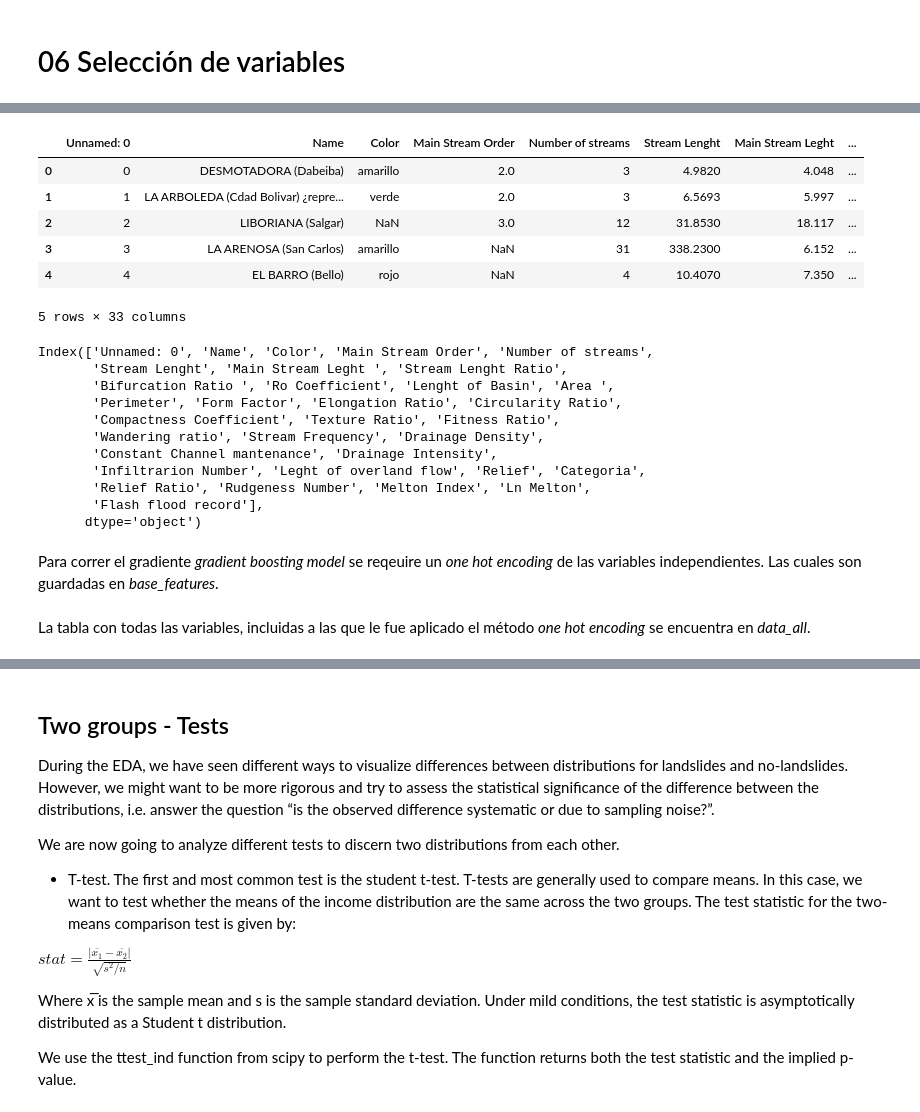
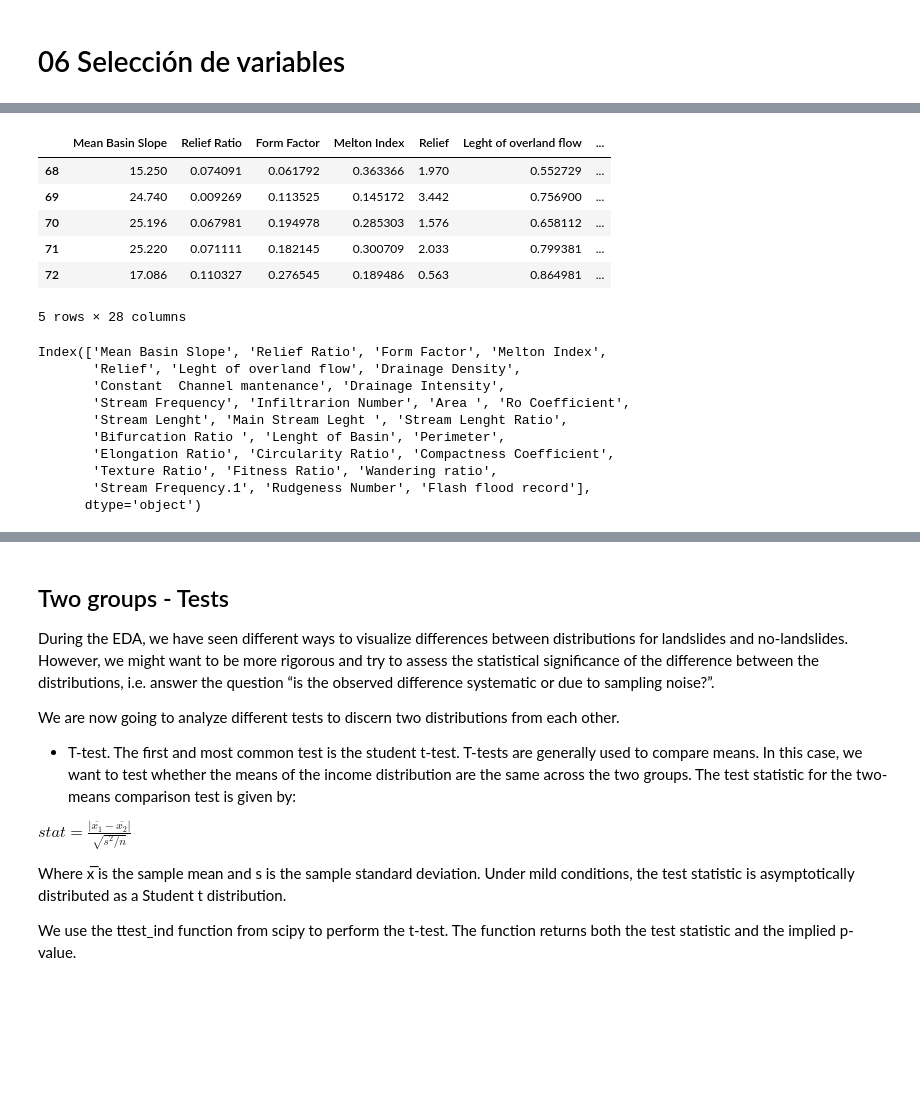
Before and after one commit to edieraristizabal/MachineLearning, a Jupyter notebook: NOTEBOOKS/06_SeleccionVariables.ipynb, the cells around one changed output, grey strips where cells are left out. Drawn from its saved outputs; the diff is of its cells as text; code cells hidden in the pictures; blank space fills up the shorter version.

```diff
--- a/NOTEBOOKS/06_SeleccionVariables.ipynb
+++ b/NOTEBOOKS/06_SeleccionVariables.ipynb
@@ -23,11 +9,0 @@ ModuleNotFoundError: No module named 'eli5'
-# %%
-data= pd.read_excel('G:\My Drive\CATEDRA\MACHINE LEARNING\datos\procesamiento_datos.xlsx', sheet_name='Sheet1')
-data.head(5)
-# %% [output]
-|  | Unnamed: 0 | Name | Color | Main Stream Order | Number of streams | Stream Lenght | Main Stream Leght | ... |
-| 0 | 0 | DESMOTADORA (Dabeiba) | amarillo | 2.0 | 3 | 4.9820 | 4.048 | ... |
-| 1 | 1 | LA ARBOLEDA (Cdad Bolivar) ¿repre... | verde | 2.0 | 3 | 6.5693 | 5.997 | ... |
-| 2 | 2 | LIBORIANA (Salgar) | NaN | 3.0 | 12 | 31.8530 | 18.117 | ... |
-| 3 | 3 | LA ARENOSA (San Carlos) | amarillo | NaN | 31 | 338.2300 | 6.152 | ... |
-| 4 | 4 | EL BARRO (Bello) | rojo | NaN | 4 | 10.4070 | 7.350 | ... |
-5 rows × 33 columns
@@ -37,14 +10,24 @@ y=data['Flash flood record']
+# %%
+data= pd.read_excel('https://github.com/edieraristizabal/MachineLearning/blob/master/data/Torrencialidad_DB_vf.xlsx?raw=true', sheet_name='cluster', engine='openpyxl')
+data.tail(5)
+# %% [output]
+|  | Mean Basin Slope | Relief Ratio | Form Factor | Melton Index | Relief | Leght of overland flow | ... |
+| 68 | 15.250 | 0.074091 | 0.061792 | 0.363366 | 1.970 | 0.552729 | ... |
+| 69 | 24.740 | 0.009269 | 0.113525 | 0.145172 | 3.442 | 0.756900 | ... |
+| 70 | 25.196 | 0.067981 | 0.194978 | 0.285303 | 1.576 | 0.658112 | ... |
+| 71 | 25.220 | 0.071111 | 0.182145 | 0.300709 | 2.033 | 0.799381 | ... |
+| 72 | 17.086 | 0.110327 | 0.276545 | 0.189486 | 0.563 | 0.864981 | ... |
+5 rows × 28 columns
 # %%
 data.columns
 # %% [output]
-Index(['Unnamed: 0', 'Name', 'Color', 'Main Stream Order', 'Number of streams',
+Index(['Mean Basin Slope', 'Relief Ratio', 'Form Factor', 'Melton Index',
+       'Relief', 'Leght of overland flow', 'Drainage Density',
+       'Constant  Channel mantenance', 'Drainage Intensity',
+       'Stream Frequency', 'Infiltrarion Number', 'Area ', 'Ro Coefficient',
        'Stream Lenght', 'Main Stream Leght ', 'Stream Lenght Ratio',
-       'Bifurcation Ratio ', 'Ro Coefficient', 'Lenght of Basin', 'Area ',
-       'Perimeter', 'Form Factor', 'Elongation Ratio', 'Circularity Ratio',
-       'Compactness Coefficient', 'Texture Ratio', 'Fitness Ratio',
-       'Wandering ratio', 'Stream Frequency', 'Drainage Density',
-       'Constant Channel mantenance', 'Drainage Intensity',
-       'Infiltrarion Number', 'Leght of overland flow', 'Relief', 'Categoria',
-       'Relief Ratio', 'Rudgeness Number', 'Melton Index', 'Ln Melton',
-       'Flash flood record'],
+       'Bifurcation Ratio ', 'Lenght of Basin', 'Perimeter',
+       'Elongation Ratio', 'Circularity Ratio', 'Compactness Coefficient',
+       'Texture Ratio', 'Fitness Ratio', 'Wandering ratio',
+       'Stream Frequency.1', 'Rudgeness Number', 'Flash flood record'],
       dtype='object')
@@ -54,2 +33,0 @@ fs.identify_zero_importance(task = 'classification', eval_metric = 'auc',
-# %% [markdown]
-Para correr el gradiente *gradient boosting model* se reqeuire un *one hot encoding* de las variables independientes. Las cuales son guardadas en *base_features*.
@@ -61,2 +33,0 @@ print('There are %d one-hot features' % len(one_hot_features))
-# %% [markdown]
-La tabla con todas las variables, incluidas a las que le fue aplicado el método *one hot encoding* se encuentra en *data_all*.
```
Also changed, not shown: parts of 51 cells of this notebook, 6 other files.
